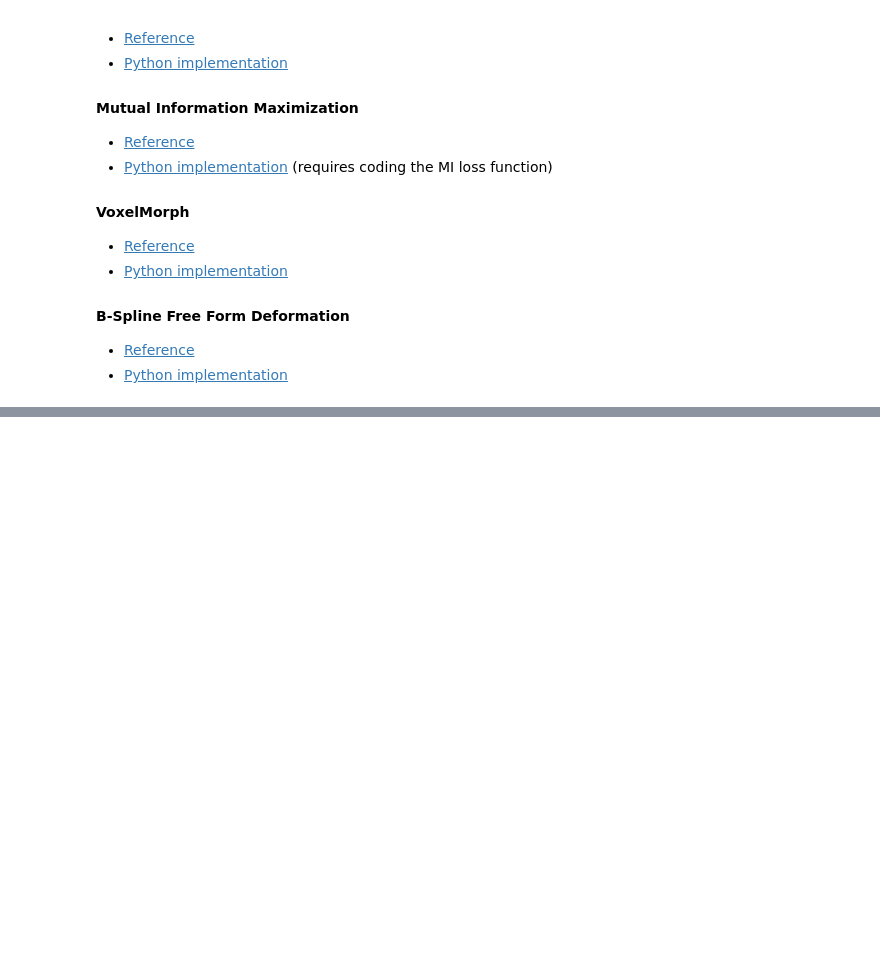
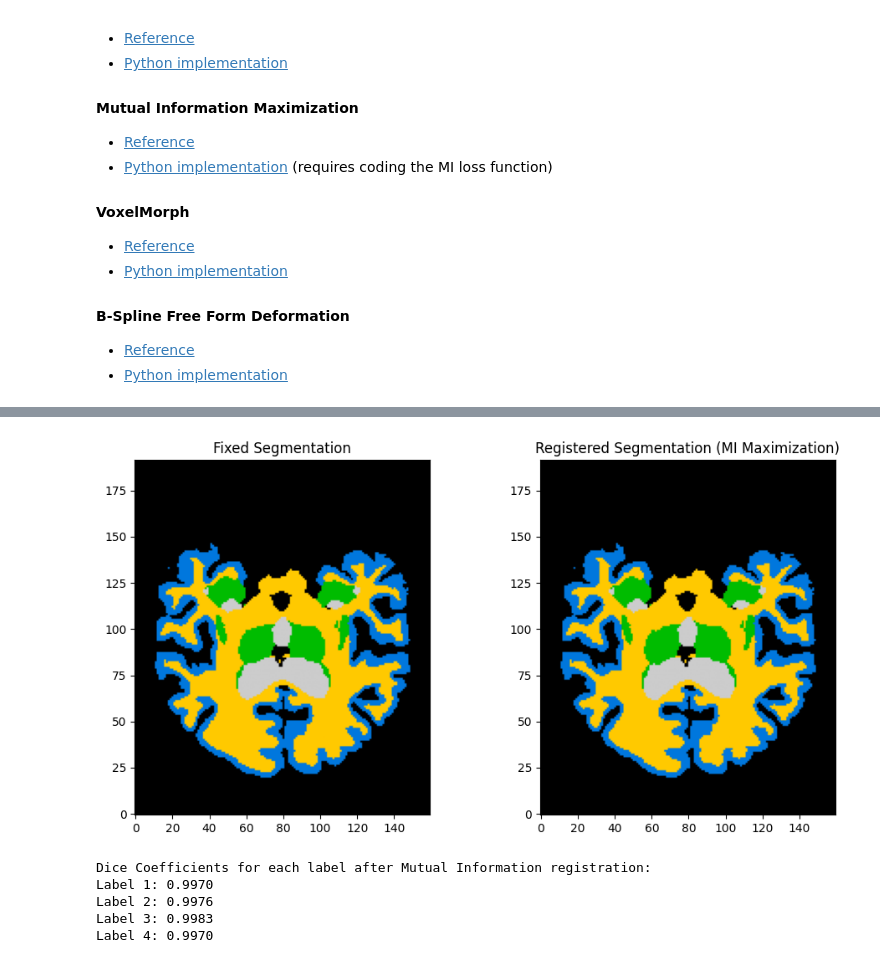
Before and after one commit to MurielleMardenli300/GBM6953HE_labs, a Jupyter notebook: Copy_of_GBM6953HE_Lab_1.ipynb, the cells around one changed output, grey strips where cells are left out. Saved outputs shown, nothing was run; the diff lists cells and outputs as text; code cells hidden in the pictures; blank space fills up the shorter version.

```diff
--- a/Copy_of_GBM6953HE_Lab_1.ipynb
+++ b/Copy_of_GBM6953HE_Lab_1.ipynb
@@ -451,0 +841,26 @@ Present the results and evaluate them using multiple metrics for both methods. R
+# %%
+plt.figure(figsize=(10, 5))
+
+plt.subplot(1, 2, 1)
+plt.imshow(seg.T, cmap='nipy_spectral', origin='lower')
+plt.title("Fixed Segmentation")
+
+plt.subplot(1, 2, 2)
+plt.imshow(registered_seg_mi.T, cmap='nipy_spectral', origin='lower')
+plt.title("Registered Segmentation (MI Maximization)")
+
+plt.tight_layout()
+plt.show()
+# %% [output]
+[figure, added]
+# %%
+dice_scores_mi = dice_coefficient(seg, registered_seg_mi)
+print("Dice Coefficients for each label after Mutual Information registration:")
+for label, score in dice_scores_mi.items():
+    print(f"Label {int(label)}: {score:.4f}")
+# %% [output]
+Dice Coefficients for each label after Mutual Information registration:
+Label 1: 0.9970
+Label 2: 0.9976
+Label 3: 0.9983
+Label 4: 0.9970
```
Also changed, not shown: parts of 19 cells of this notebook.
